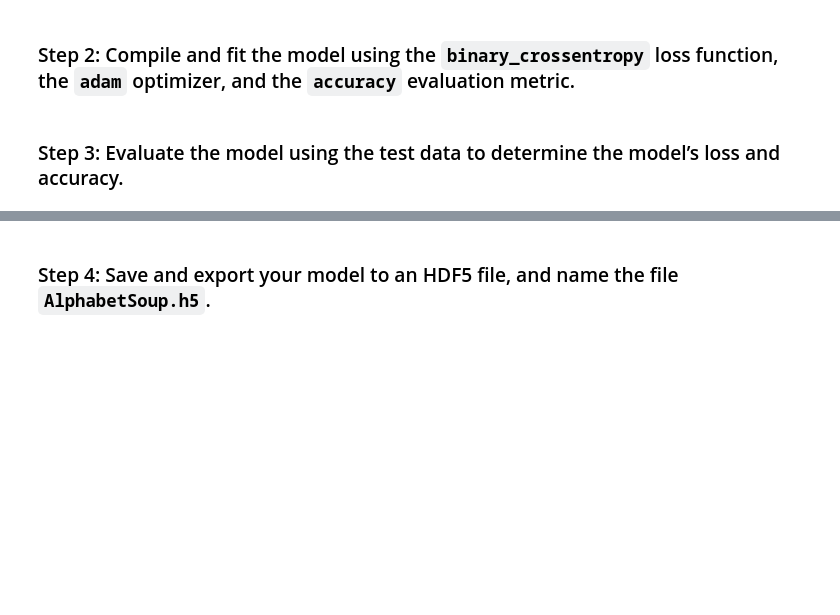
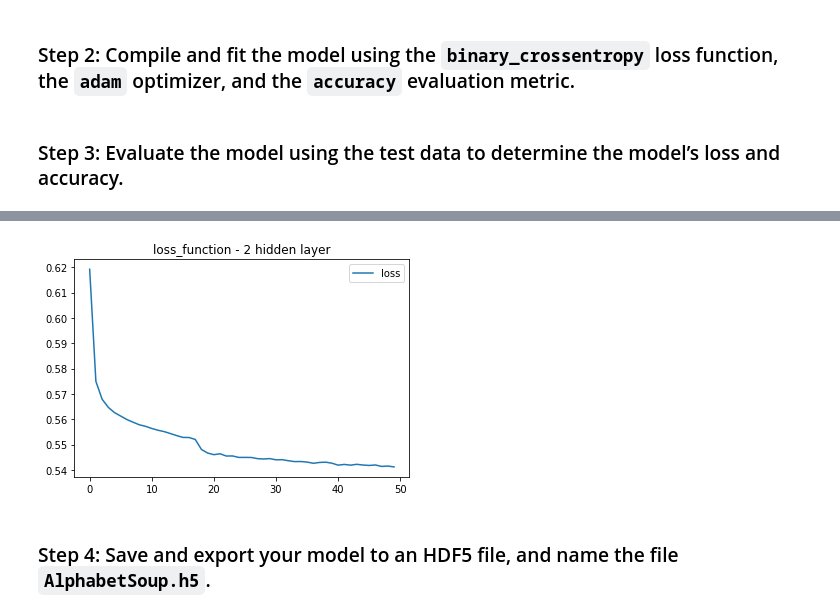
Before and after one commit to sangramsinghg/berkeley_fintech_module_13_challenge, a Jupyter notebook: GC_venture_funding_with_deep_learning.ipynb, the cells around one changed output, grey strips where cells are left out. Drawn from its saved outputs; the diff is of its cells as text; code cells hidden in the pictures; blank space fills up the shorter version.

Commit message:
Added Alternate Models

```diff
--- a/GC_venture_funding_with_deep_learning.ipynb
+++ b/GC_venture_funding_with_deep_learning.ipynb
@@ -246,7 +304,7 @@ X_test_scaled = X_scaler.transform(X_test)
 > **Hint** You can start with a two-layer deep neural network model that uses the `relu` activation function for both layers.
 # %%
 # Define the the number of inputs (features) to the model
-number_input_features = X.shape[1]
+number_input_features = x.shape[1]
 
 # Review the number of features
 number_input_features
@@ -254,8 +314,8 @@ number_input_features
 # Define the number of neurons in the output layer
 number_output_neurons = 1
 # %%
-# Define the number of hidden nodes for the first hidden layer
-hidden_nodes_layer1 =  int(np.ceil(np.sqrt(X.shape[1]) * number_output_neurons))
+# Define the number of hidden nodes for the first hidden layer - use the square root of the number of input features times number of output neurons
+hidden_nodes_layer1 =  int(np.ceil(np.sqrt(number_input_features * number_output_neurons)))
 
 # Review the number hidden nodes in the first layer
 hidden_nodes_layer1
@@ -262,6 +324,6 @@ hidden_nodes_layer1
 # %%
-# Define the number of hidden nodes for the second hidden layer
-hidden_nodes_layer2 =  hidden_nodes_layer1
+# Define the number of hidden nodes for the second hidden layer - hidden layer neurons divided by 2
+hidden_nodes_layer2 =  int(np.floor(hidden_nodes_layer1/2))
 
 # Review the number hidden nodes in the second layer
 hidden_nodes_layer2
@@ -287,7 +366,7 @@ nn.summary()
 nn.compile(loss="binary_crossentropy", optimizer="adam", metrics=["accuracy"])
 # %%
 # Fit the model using 50 epochs and the training data
-model_1 = nn.fit(X, y, validation_split=0.3, epochs=800, verbose=0)
+model_1 = nn.fit(x_train_scaled, y_train, validation_split=0.3, epochs=50, verbose=0)
 # %% [markdown]
 ### Step 3: Evaluate the model using the test data to determine the model’s loss and accuracy.
 # %%
@@ -299,3 +381,11 @@ print(f"Loss: {model_loss}, Accuracy: {model_accuracy}")
+# %%
+# Plot the loss function
+plt.plot(model_1.history["loss"])
+plt.title("loss_function - 2 hidden layer")
+plt.legend(["loss"])
+plt.show()
+# %% [output]
+[figure, added]
 # %% [markdown]
 ### Step 4: Save and export your model to an HDF5 file, and name the file `AlphabetSoup.h5`.
 # %%
```
Also changed, not shown: parts of 56 cells of this notebook, 4 other files.
